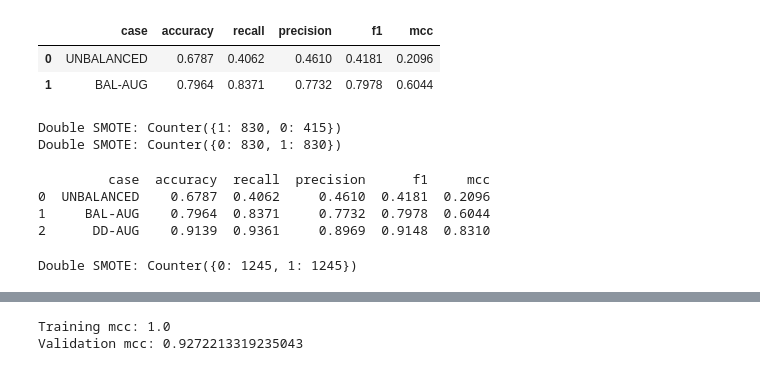
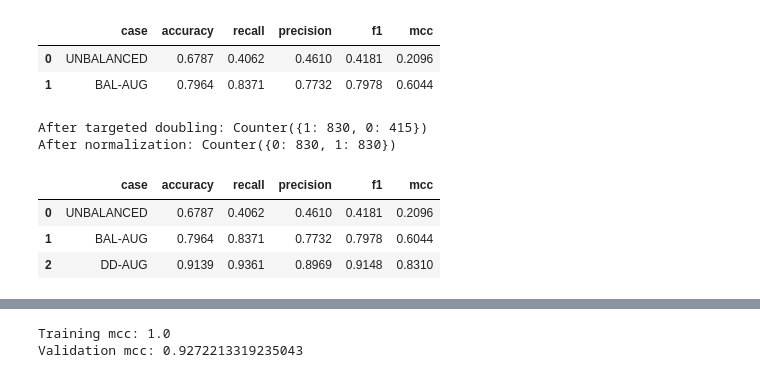
Before and after one commit to EmmanuelNiyi/Replication-of-Liver-Disease-Classification, a Jupyter notebook: 6-xgboost-rildc.ipynb, the cells around one changed output, grey strips where cells are left out. Saved outputs shown, nothing was run; the diff lists cells and outputs as text; code cells hidden in the pictures.

```diff
--- a/6-xgboost-rildc.ipynb
+++ b/6-xgboost-rildc.ipynb
@@ -193,44 +211,34 @@ quadrupule = current_count * 4
-# %%
-# DOUBLE THE DATA WITH SMOTE
-# double y with index 1
-smote_double = SMOTE(sampling_strategy={1: double}, random_state=42)
-X_double, y_double = smote_double.fit_resample(X_smote, y_smote)
-print("Double SMOTE:", Counter(y_double))
-
-# normalize index 1 and 2, effectively doubling the data
-smote_double = SMOTE(random_state=42)
-X_double, y_double = smote_double.fit_resample(X_double, y_double)
-print("Double SMOTE:", Counter(y_double))
-# %% [output]
-Double SMOTE: Counter({1: 830, 0: 415})
-Double SMOTE: Counter({0: 830, 1: 830})
 # %%
-# calculate with augmented data
-cv_results = cross_validate(ilp_model, X_double, y_double, cv=skf, scoring=scoring)
+# SMOTE-based doubling of the minority class
+smote_double = SMOTE(sampling_strategy={1: double}, random_state=42)
+X_double, y_double = smote_double.fit_resample(X_smote, y_smote)
+print("After targeted doubling:", Counter(y_double))
 
-# retrieve the metrics for the dataset augmented 2 fold and add them to the df
+# Second pass to rebalance both classes
+smote_double = SMOTE(random_state=42)
+X_double, y_double = smote_double.fit_resample(X_double, y_double)
+print("After normalization:", Counter(y_double))
+
+# Cross-validation on the 2× SMOTE-augmented data
+cv_results = cross_validate(
+    ilp_model,
+    X_double, y_double,
+    cv=skf,
+    scoring=scoring
+)
+
+# Store test metrics
 metric_list = ["DD-AUG"]
 for metric in scoring:
-    metric_list.append(round(cv_results['test_' + metric].mean(), 4))
+    metric_list.append(round(cv_results[f'test_{metric}'].mean(), 4))
 
 smote_results.loc[len(smote_results)] = metric_list
-print(smote_results)
+smote_results
 # %% [output]
-         case  accuracy  recall  precision      f1     mcc
-0  UNBALANCED    0.6787  0.4062     0.4610  0.4181  0.2096
-1     BAL-AUG    0.7964  0.8371     0.7732  0.7978  0.6044
-2      DD-AUG    0.9139  0.9361     0.8969  0.9148  0.8310
+After targeted doubling: Counter({1: 830, 0: 415})
+After normalization: Counter({0: 830, 1: 830})
+|  | case | accuracy | recall | precision | f1 | mcc |
+| 0 | UNBALANCED | 0.6787 | 0.4062 | 0.4610 | 0.4181 | 0.2096 |
+| 1 | BAL-AUG | 0.7964 | 0.8371 | 0.7732 | 0.7978 | 0.6044 |
+| 2 | DD-AUG | 0.9139 | 0.9361 | 0.8969 | 0.9148 | 0.8310 |
-# %%
-# TRIPLE THE DATA WITH SMOTE
-
-# Triple the data
-smote_triple = SMOTE(sampling_strategy={1: triple}, random_state=42)
-X_triple, y_triple = smote_triple.fit_resample(X_smote, y_smote)
-
-# normalize index 1 and 2, effectively doubling the data
-smote_triple = SMOTE(random_state=42)
-X_triple, y_triple = smote_double.fit_resample(X_triple, y_triple)
-print("Double SMOTE:", Counter(y_triple))
-# %% [output]
-Double SMOTE: Counter({0: 1245, 1: 1245})
 # %%
```
Also changed, not shown: parts of 29 cells of this notebook.
